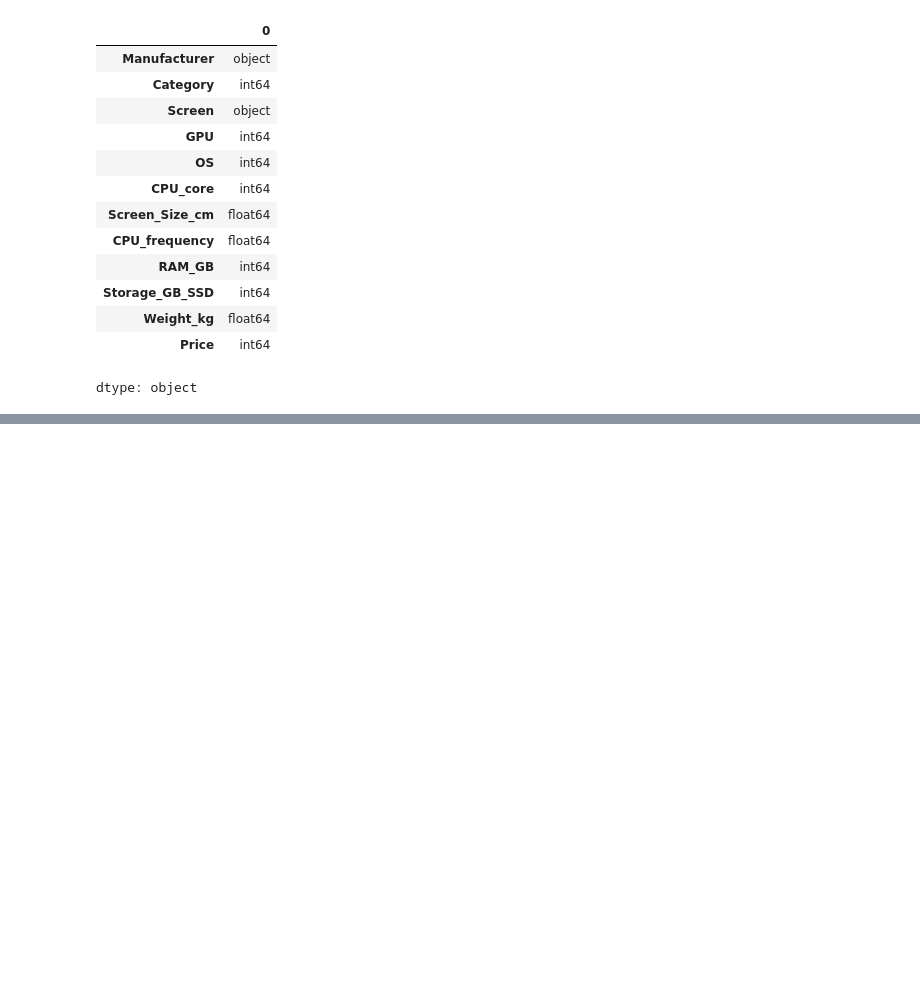
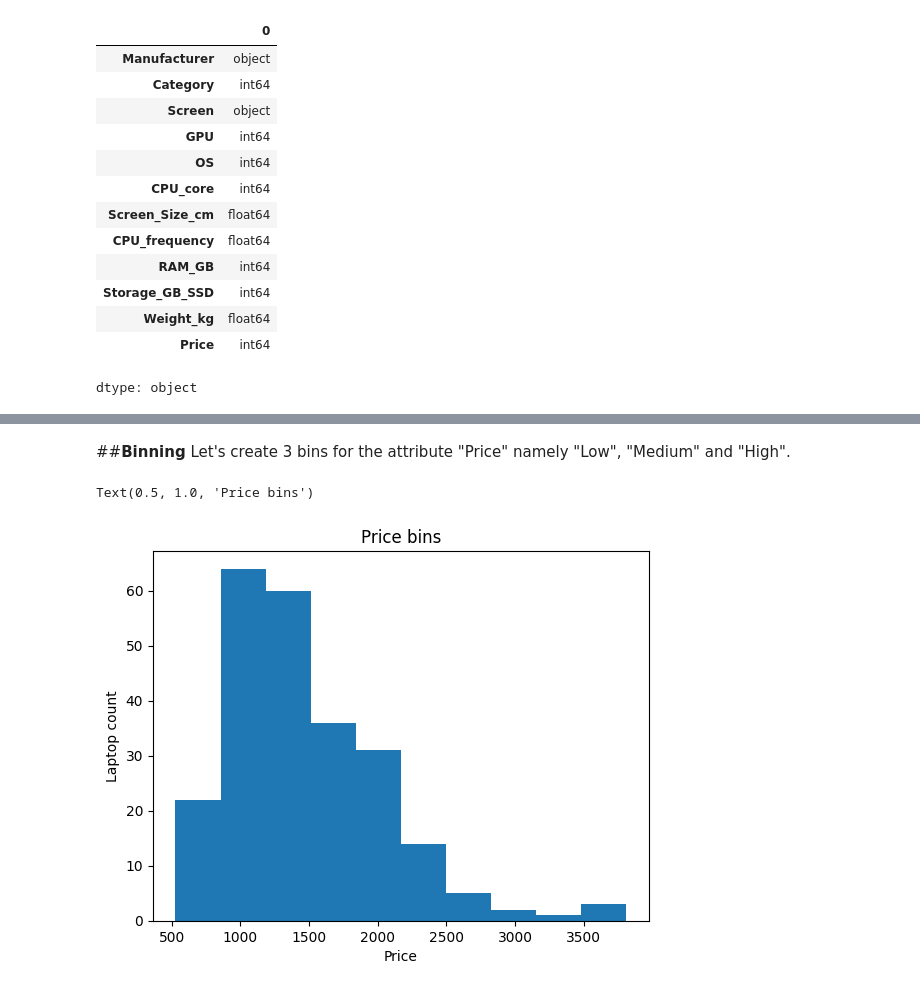
Before and after one commit to Rubieskyama/Data-Science-Ecosystem, a Jupyter notebook: Data Analytics with Python/Laptop_pricing_analyzer.ipynb, the cells around one changed output, grey strips where cells are left out. Saved outputs shown, nothing was run; the diff lists cells and outputs as text; code cells hidden in the pictures; blank space fills up the shorter version.

Commit message:
Standardization, normalization, binning, indicator variables

```diff
--- a/Data Analytics with Python/Laptop_pricing_analyzer.ipynb
+++ b/Data Analytics with Python/Laptop_pricing_analyzer.ipynb
@@ -156,0 +175,8 @@ dtype: object
+# %%
+#convert centimetres to inches
+df["Screen_Size_cm"] = df["Screen_Size_cm"]/2.54
+#convert kilograms to pounds
+df['Weight_kg'] = df['Weight_kg']*2.2005
+#rename the columns
+df.rename(columns={'Screen_Size_cm':'Screen_Size_inches'}, inplace=True)
+df.rename(columns={'Weight_kg':'Weight_pounds'}, inplace=True)
@@ -156,0 +186,3 @@ dtype: object
+# %%
+#normalize "CPU_frequency" with respect to maximum value
+df['CPU_frequency'] = df['CPU_frequency']/df['CPU_frequency'].max()
@@ -156,0 +198,14 @@ dtype: object
+# %% [markdown]
+##**Binning**
+Let's create 3 bins for the attribute "Price"  namely "Low", "Medium" and "High".
+# %%
+#plot the distribution of the attribute "price"
+plt.pyplot.hist(df['Price'])
+
+#set x and y labels and title
+plt.pyplot.xlabel('Price')
+plt.pyplot.ylabel('Laptop count')
+plt.pyplot.title('Price bins')
+# %% [output]
+Text(0.5, 1.0, 'Price bins')
+[figure, added]
```
Also changed, not shown: parts of 13 cells of this notebook.
